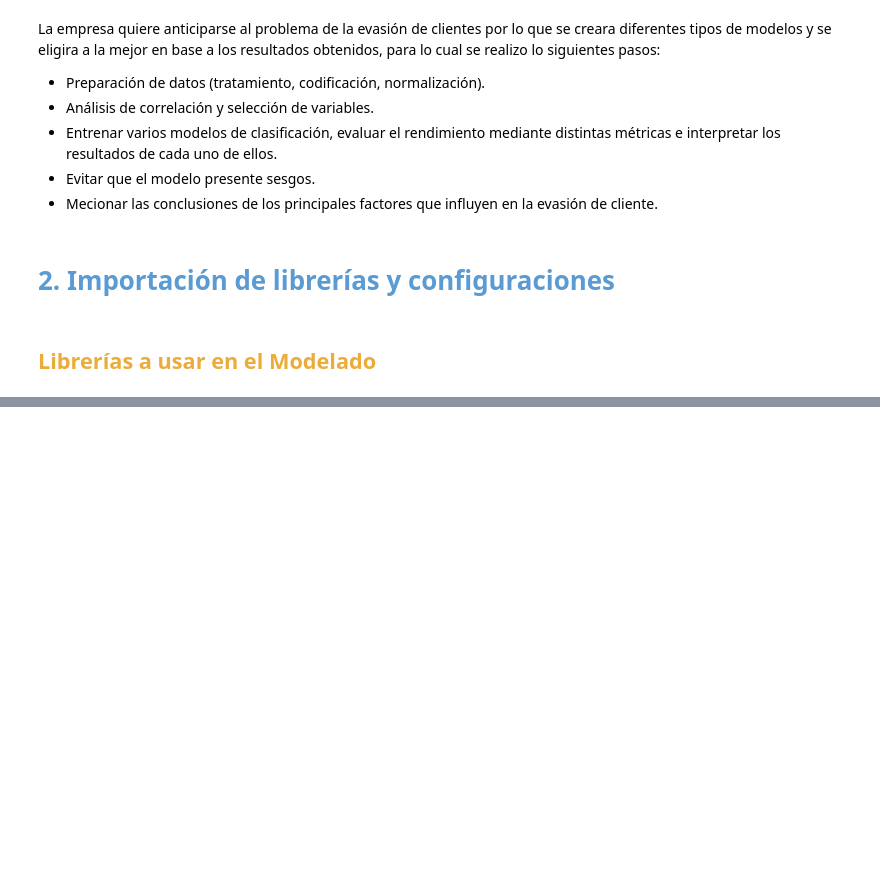
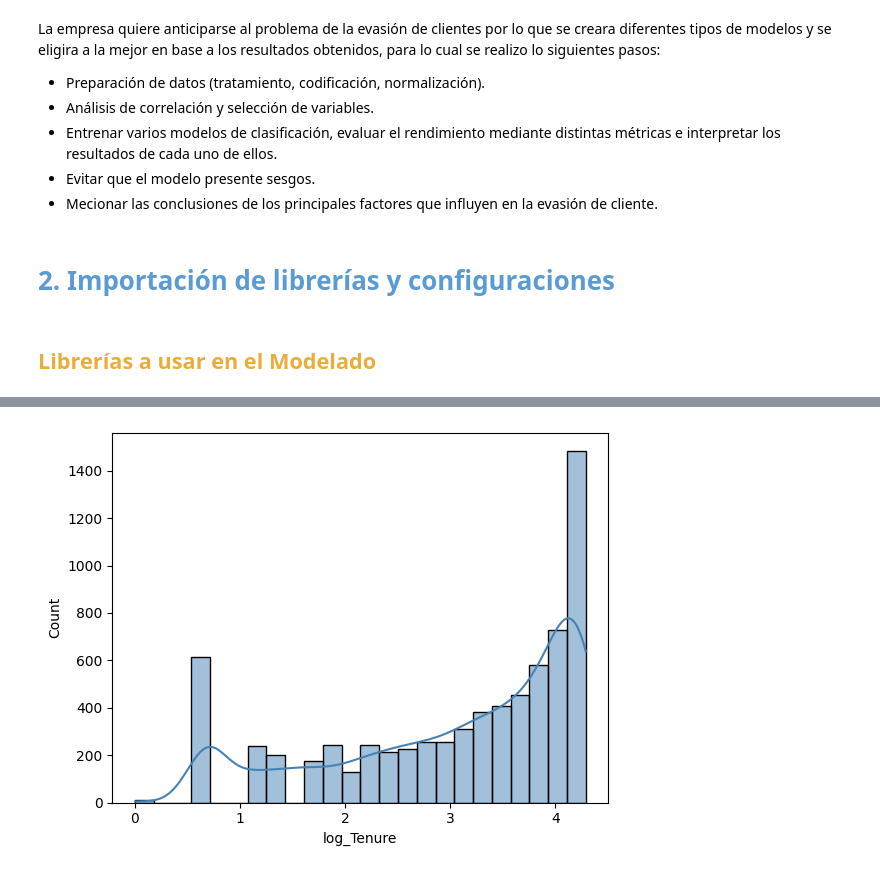
Before and after one commit to jalonzoh/Challenge-Telecom-X---Parte-2, a Jupyter notebook: ChallengeTelecomXParte2.ipynb, the cells around one changed output, grey strips where cells are left out. Drawn from its saved outputs; the diff is of its cells as text; code cells hidden in the pictures; blank space fills up the shorter version.

```diff
--- a/ChallengeTelecomXParte2.ipynb
+++ b/ChallengeTelecomXParte2.ipynb
@@ -52,0 +629,8 @@ La empresa quiere anticiparse al problema de la evasión de clientes por lo que
+# %%
+df['log_Tenure'] = np.log(df['Tenure'] + 1)
+BIN_WIDTH = bin_width(df, 'log_Tenure')
+
+sns.histplot(df['log_Tenure'], binwidth=BIN_WIDTH, color='#4682b4', kde=True)
+plt.show()
+# %% [output]
+[figure, added]
```
Also changed, not shown: parts of 286 cells of this notebook.
